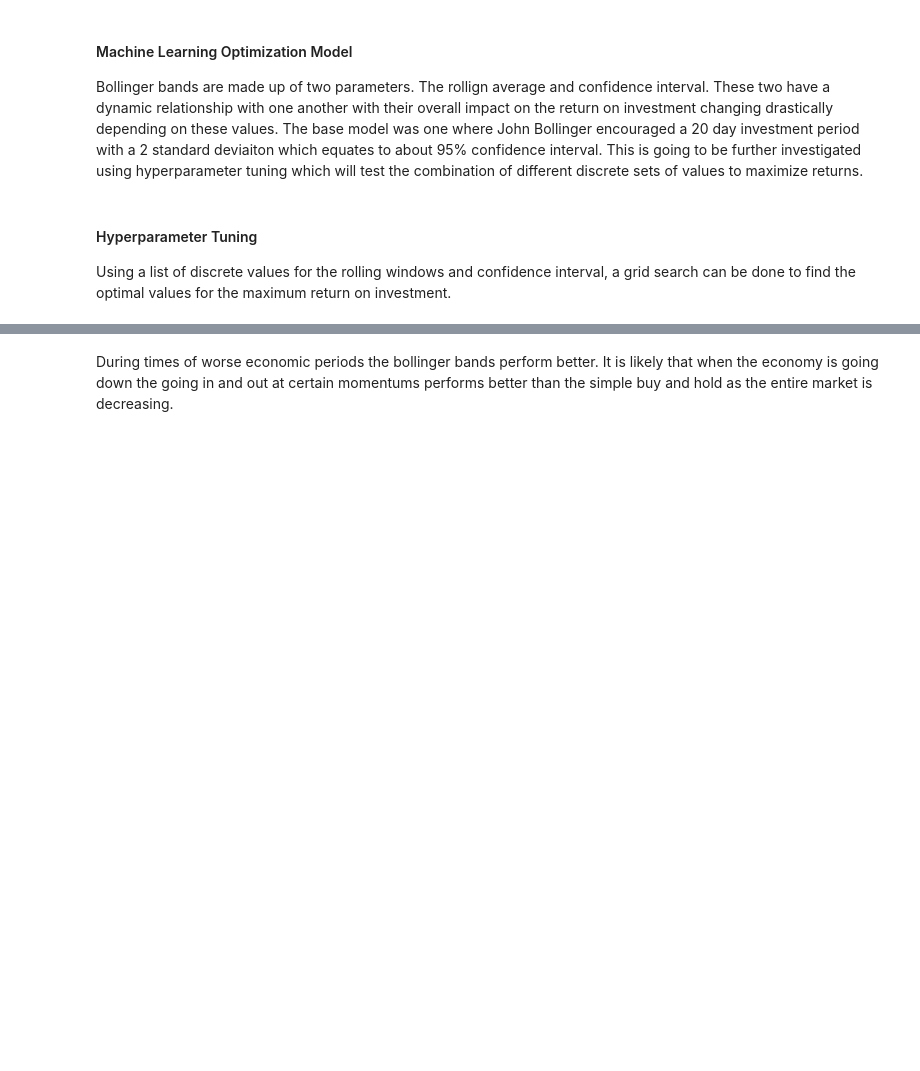
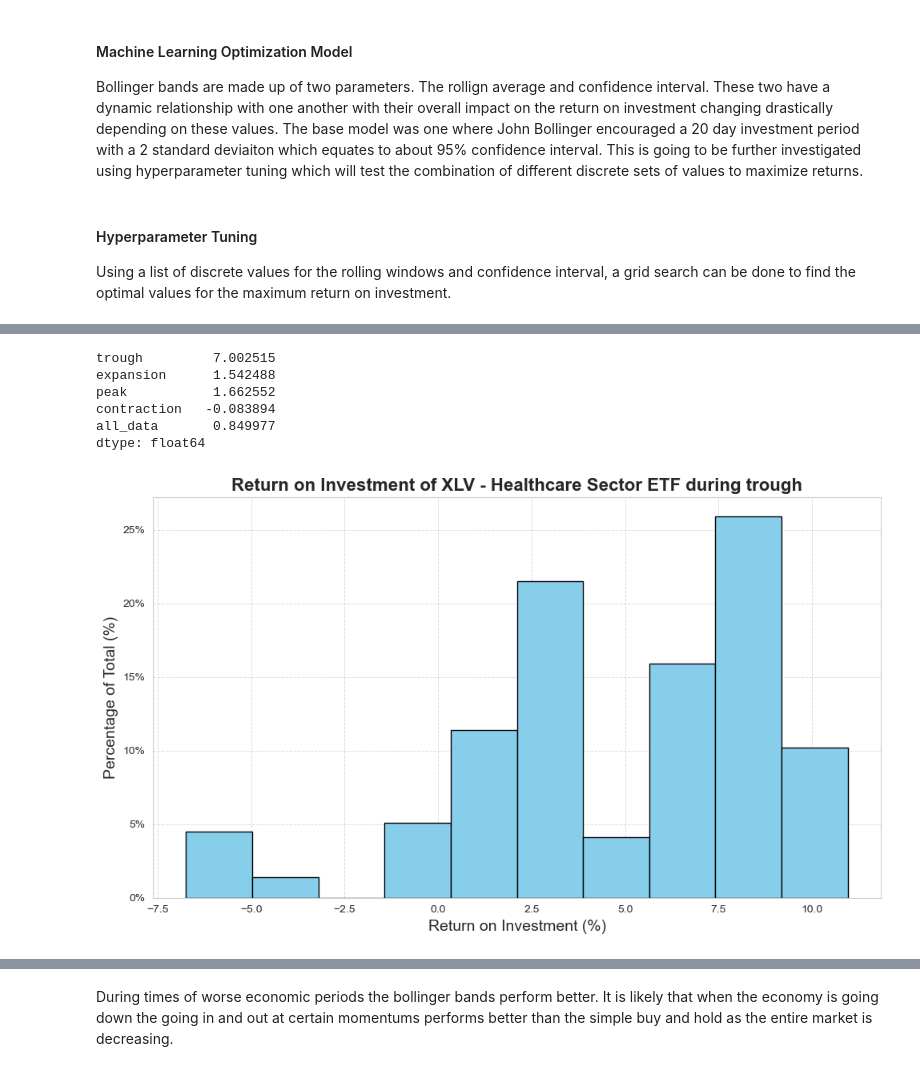
Before and after one commit to bennicholson2/Enhancing-Technical-Analysis-with-Data-Science, a Jupyter notebook: Technical Analysis/bollinger_bands.ipynb, the cells around one changed output, grey strips where cells are left out. Drawn from its saved outputs; the diff is of its cells as text; code cells hidden in the pictures; blank space fills up the shorter version.

```diff
--- a/Technical Analysis/bollinger_bands.ipynb
+++ b/Technical Analysis/bollinger_bands.ipynb
@@ -799,0 +780,11 @@ optimized_average_returns
+# %%
+# create relevant bollinger band signals
+# obtain the signals for tickers in periods
+# get the average return across different stochastic modeling
+# return the average return
+
+optimized_sector_etf_data = bollinger_data_multiple_periods_tickers(economic_cycle_periods_list,sector_etf_tickers,sector_etf_data,30,0.90)
+optimized_signals = collect_signals(optimized_sector_etf_data,economic_cycle_periods_list,sector_etf_tickers)
+optimizied_bb_average_return = calculate_stock_roi(optimized_signals,adj_close_sector_etf,economic_cycle_periods,economic_cycle_periods_list,sector_etf_tickers,1000,100,0.20,0.20)
+optimized_average_returns = stochastic_roi(sector_etf_tickers,economic_cycle_periods_list,optimizied_bb_average_return,'Mean')
+optimized_average_returns
@@ -799,0 +807,20 @@ optimized_average_returns
+# %%
+# average the return for the different sector etfs during the different periods
+optimized_average_returns.mean()
+# %% [output]
+trough         7.002515
+expansion      1.542488
+peak           1.662552
+contraction   -0.083894
+all_data       0.849977
+dtype: float64
+# %%
+# plot the histogram of the XLV healthcare during a trough
+plot_percentage_histogram(
+    data=optimizied_bb_average_return['trough']['XLV'],
+    title=f'Return on Investment of XLV - Healthcare Sector ETF during trough',
+    xlabel='Return on Investment (%)',
+        ylabel='Percentage of Total (%)'
+)
+# %% [output]
+[figure, added]
```
Also changed, not shown: parts of 27 cells of this notebook, 13 other files.
